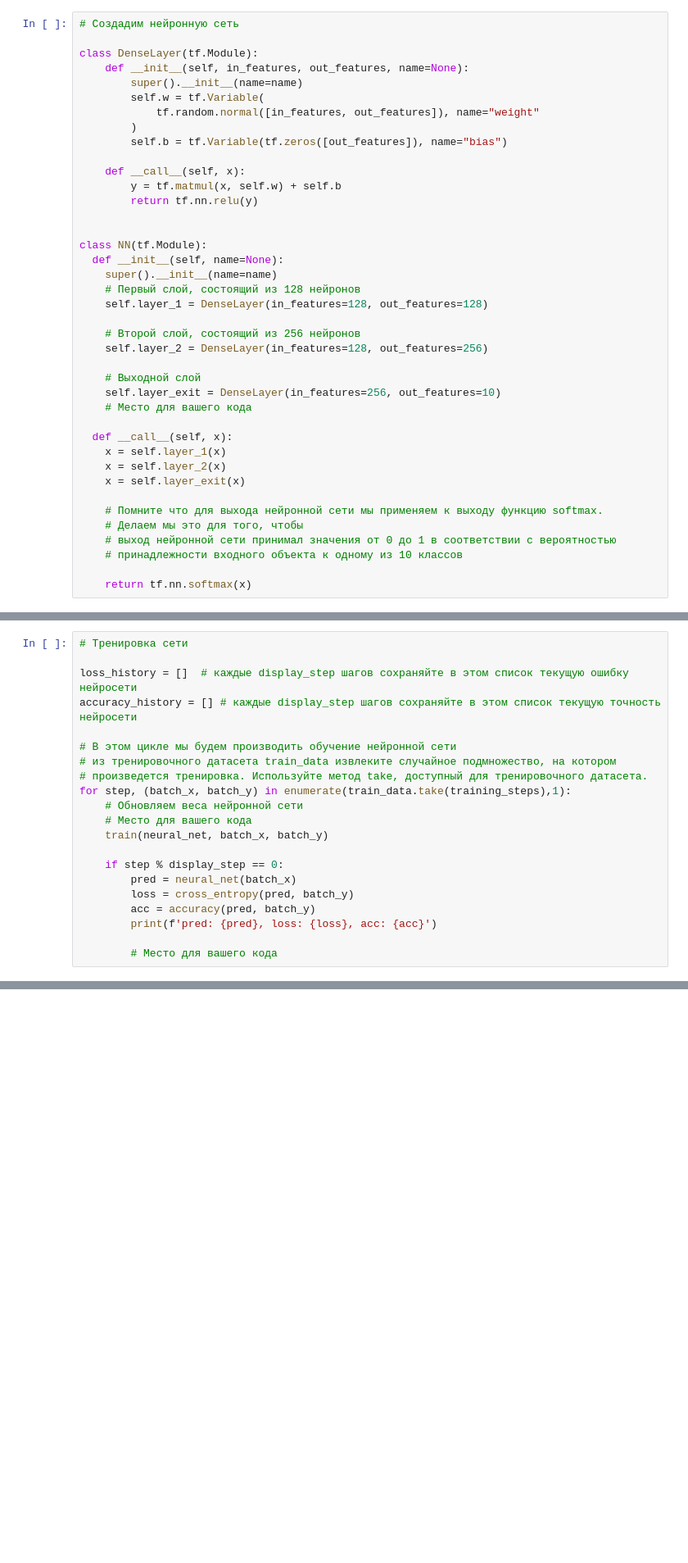
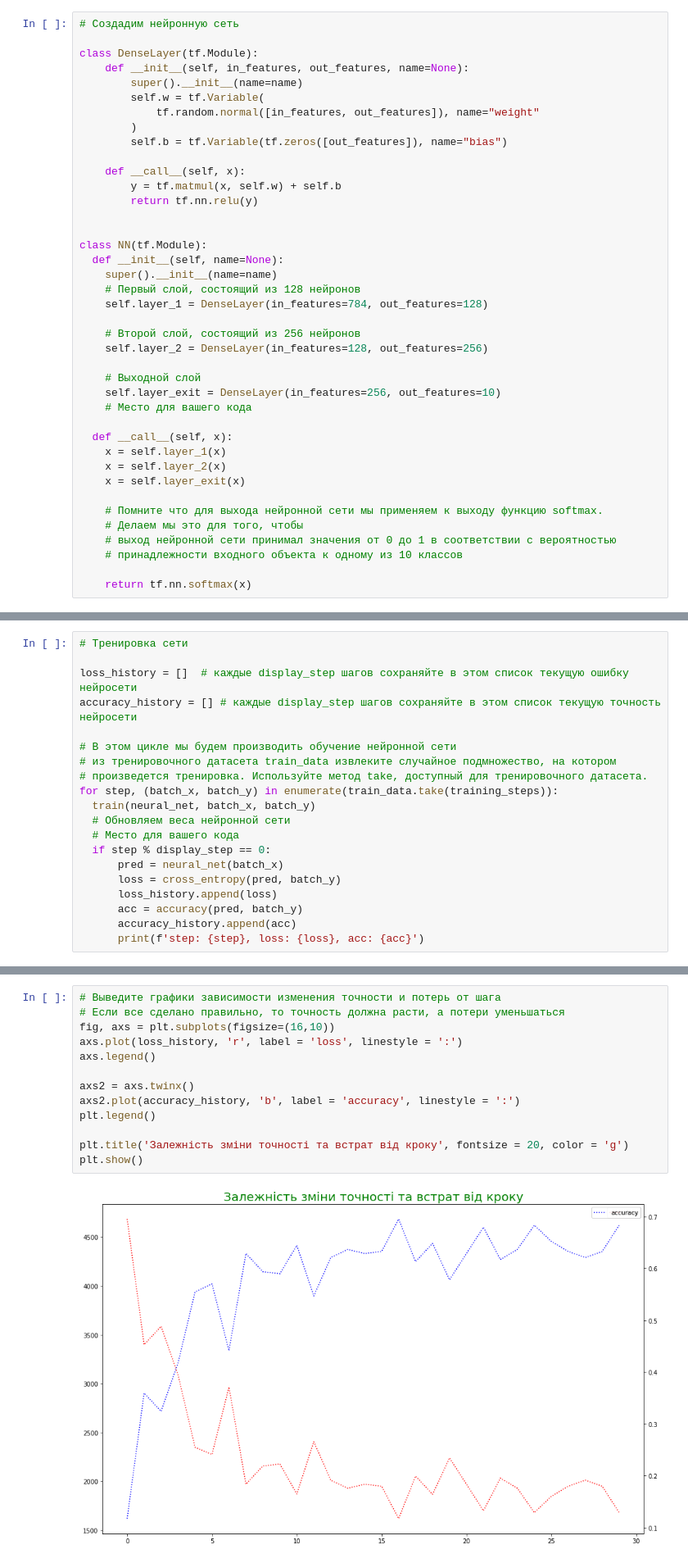
Before and after one commit to YuliannaG/DataScience9, a Jupyter notebook: HW9_tensorflow.ipynb, the cells around one changed output, grey strips where cells are left out. Shown at 82% size. Saved outputs shown, nothing was run; the diff lists cells and outputs as text; blank space fills up the shorter version.

```diff
--- a/HW9_tensorflow.ipynb
+++ b/HW9_tensorflow.ipynb
@@ -77,7 +77,7 @@ class NN(tf.Module):
   def __init__(self, name=None):
     super().__init__(name=name)
     # Первый слой, состоящий из 128 нейронов
-    self.layer_1 = DenseLayer(in_features=128, out_features=128)
+    self.layer_1 = DenseLayer(in_features=784, out_features=128)
 
     # Второй слой, состоящий из 256 нейронов
     self.layer_2 = DenseLayer(in_features=128, out_features=256)
@@ -147,16 +147,15 @@ accuracy_history = [] # каждые display_step шагов сохраняйт
 # В этом цикле мы будем производить обучение нейронной сети
 # из тренировочного датасета train_data извлеките случайное подмножество, на котором
 # произведется тренировка. Используйте метод take, доступный для тренировочного датасета.
-for step, (batch_x, batch_y) in enumerate(train_data.take(training_steps),1):
-    # Обновляем веса нейронной сети
-    # Место для вашего кода
-    train(neural_net, batch_x, batch_y)
-
-    if step % display_step == 0:
-        pred = neural_net(batch_x)
-        loss = cross_entropy(pred, batch_y)
-        acc = accuracy(pred, batch_y)
-        print(f'pred: {pred}, loss: {loss}, acc: {acc}')
-
-        # Место для вашего кода
+for step, (batch_x, batch_y) in enumerate(train_data.take(training_steps)):
+  train(neural_net, batch_x, batch_y)
+  # Обновляем веса нейронной сети
+  # Место для вашего кода
+  if step % display_step == 0:
+      pred = neural_net(batch_x)
+      loss = cross_entropy(pred, batch_y)
+      loss_history.append(loss)
+      acc = accuracy(pred, batch_y)
+      accuracy_history.append(acc)
+      print(f'step: {step}, loss: {loss}, acc: {acc}')
 # %% [output]
@@ -163,0 +179,15 @@ InvalidArgumentError: ignored
+# %%
+# Выведите графики зависимости изменения точности и потерь от шага
+# Если все сделано правильно, то точность должна расти, а потери уменьшаться
+fig, axs = plt.subplots(figsize=(16,10))
+axs.plot(loss_history, 'r', label = 'loss', linestyle = ':')
+axs.legend()
+
+axs2 = axs.twinx()
+axs2.plot(accuracy_history, 'b', label = 'accuracy', linestyle = ':')
+plt.legend()
+
+plt.title('Залежність зміни точності та встрат від кроку', fontsize = 20, color = 'g')
+plt.show()
+# %% [output]
+[figure, added]
```
Also changed, not shown: parts of 6 cells of this notebook.
